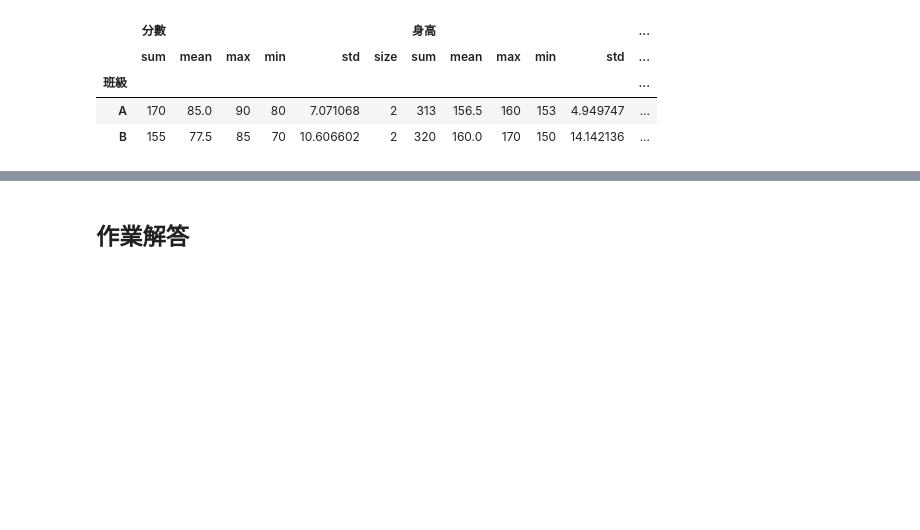
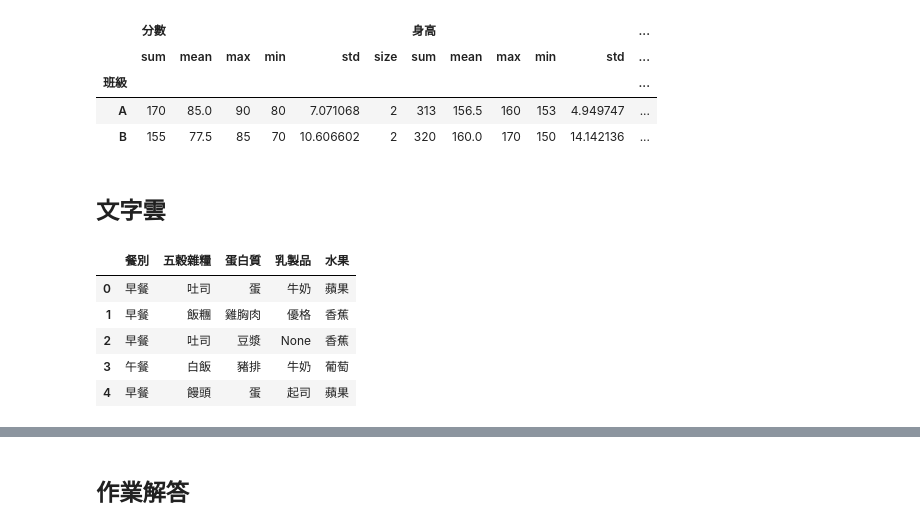
Before and after one commit to Huwalli/PLta, a Jupyter notebook: 資料視覺化.ipynb, the cells around one changed output, grey strips where cells are left out. Saved outputs shown, nothing was run; the diff lists cells and outputs as text; code cells hidden in the pictures; blank space fills up the shorter version.

```diff
--- a/資料視覺化.ipynb
+++ b/資料視覺化.ipynb
@@ -191,3 +191,26 @@ df.groupby("班級")[["分數","身高"]].agg(['sum','mean','max','min','std','s
 | 班級 |  |  |  |  |  |  |  |  |  |  |  | ... |
 | A | 170 | 85.0 | 90 | 80 | 7.071068 | 2 | 313 | 156.5 | 160 | 153 | 4.949747 | ... |
 | B | 155 | 77.5 | 85 | 70 | 10.606602 | 2 | 320 | 160.0 | 170 | 150 | 14.142136 | ... |
+# %% [markdown]
+## 文字雲
+# %%
+import pandas as pd
+
+# 假資料
+data = {
+    '餐別': ['早餐', '早餐', '早餐', '午餐', '早餐'],
+    '五穀雜糧': ['吐司', '飯糰', '吐司', '白飯', '饅頭'],
+    '蛋白質': ['蛋', '雞胸肉', '豆漿', '豬排', '蛋'],
+    '乳製品': ['牛奶', '優格', None, '牛奶', '起司'],
+    '水果': ['蘋果', '香蕉', '香蕉', '葡萄', '蘋果']
+}
+
+df = pd.DataFrame(data)
+df
+# %% [output]
+|  | 餐別 | 五穀雜糧 | 蛋白質 | 乳製品 | 水果 |
+| 0 | 早餐 | 吐司 | 蛋 | 牛奶 | 蘋果 |
+| 1 | 早餐 | 飯糰 | 雞胸肉 | 優格 | 香蕉 |
+| 2 | 早餐 | 吐司 | 豆漿 | None | 香蕉 |
+| 3 | 午餐 | 白飯 | 豬排 | 牛奶 | 葡萄 |
+| 4 | 早餐 | 饅頭 | 蛋 | 起司 | 蘋果 |
```
Also changed, not shown: parts of 7 cells of this notebook.
